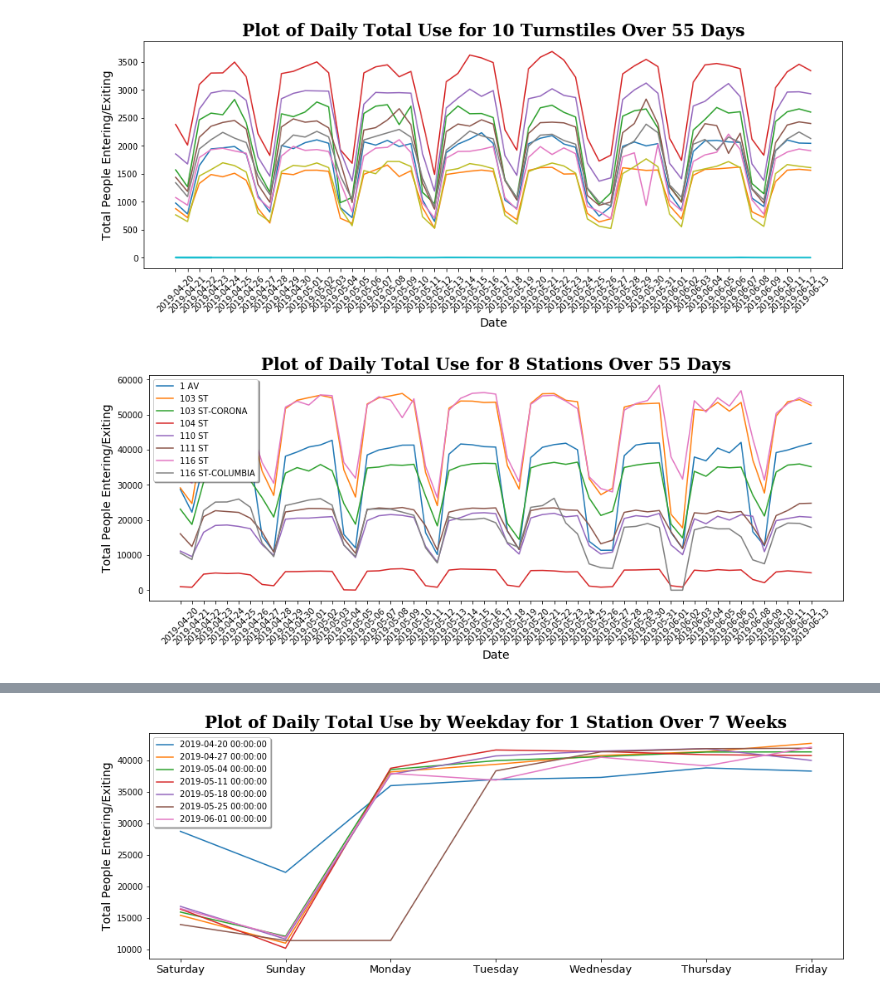
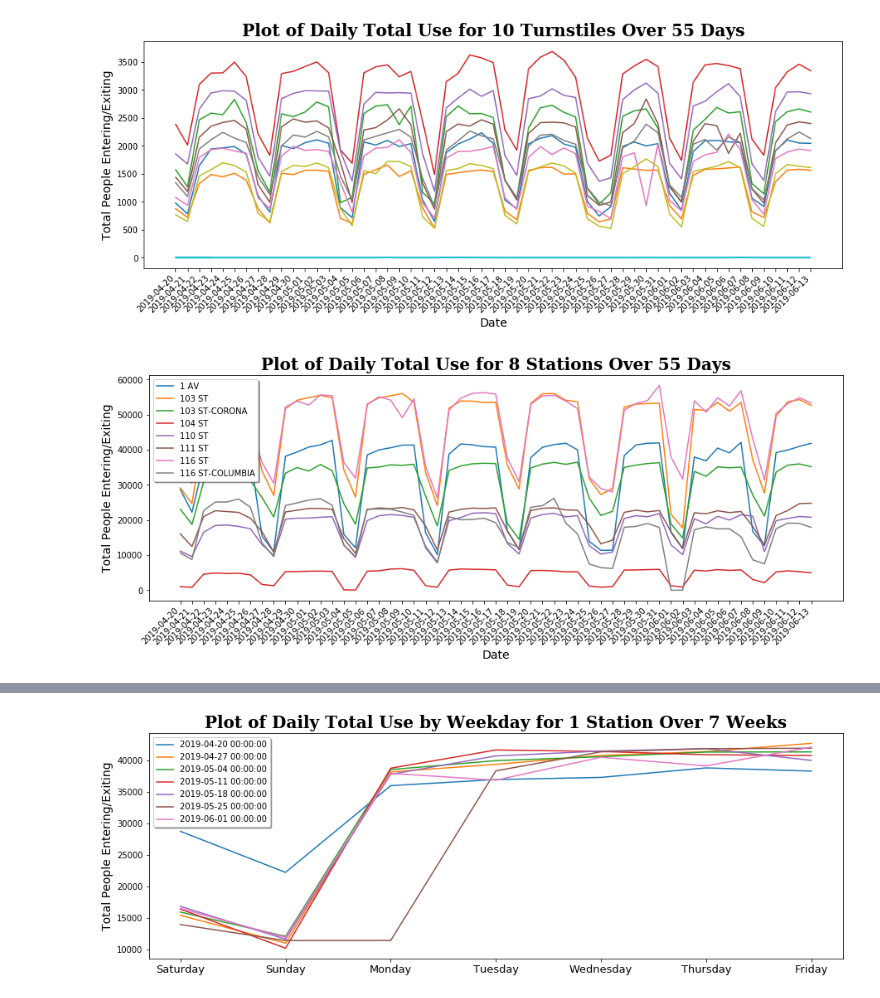
Before and after one commit to peterilhardt/MTA_turnstiles, a Jupyter notebook: data_visualization.ipynb, the cells around one changed output, grey strips where cells are left out. Drawn from its saved outputs; the diff is of its cells as text; code cells hidden in the pictures.

```diff
--- a/data_visualization.ipynb
+++ b/data_visualization.ipynb
@@ -47,22 +47,22 @@ by_day.head()
 # %%
 num_days = len(by_day.DATE.unique())
 num_turnstiles = 10
 
 plt.figure(figsize=(15,5))
 for i, _ in by_day.reset_index().iloc[0:(num_days*num_turnstiles):num_days].iterrows():
     plt.plot(by_day.DATE.iloc[i:(i+num_days)], by_day.total_traffic.iloc[i:(i+num_days)])
 plt.xlabel('Date', fontsize = 14)
 plt.ylabel('Total People Entering/Exiting', fontsize = 14)
 plt.title('Plot of Daily Total Use for {} Turnstiles Over {} Days'.format(num_turnstiles, num_days),
           family = 'Serif', fontsize = 20, weight = 'bold')
 ticks_x = by_day.DATE.iloc[0:num_days]
-plt.xticks(ticks_x, rotation = 45)
+plt.xticks(ticks_x, rotation = 45, ha = 'right')
 
 plt.savefig('Daily_Traffic_Turnstiles.png', dpi = 1000, bbox_inches = 'tight')
 plt.show()
 plt.close()
 # %% [output]
-[figure, old version]
+[figure, new version]
 # %%
 by_station_day = by_day.groupby(['STATION', 'DATE', 'weekday'], as_index = False).sum()
 num_stations = 8
@@ -76,11 +76,11 @@ plt.ylabel('Total People Entering/Exiting', fontsize = 14)
 plt.title('Plot of Daily Total Use for {} Stations Over {} Days'.format(num_stations, num_days),
           family = 'Serif', fontsize = 20, weight = 'bold')
 ticks_x = by_station_day.DATE.iloc[0:num_days]
-plt.xticks(ticks_x, rotation = 45)
+plt.xticks(ticks_x, rotation = 45, ha = 'right')
 plt.legend(by_station_day.iloc[0:(num_days*num_stations):num_days, 0], shadow = True)
 
 plt.savefig('Daily_Traffic_Stations.png', dpi = 1000, bbox_inches = 'tight')
 plt.show()
 plt.close()
 # %% [output]
-[figure, old version]
+[figure, new version]
```
Also changed, not shown: parts of 5 cells of this notebook, 7 other files.
